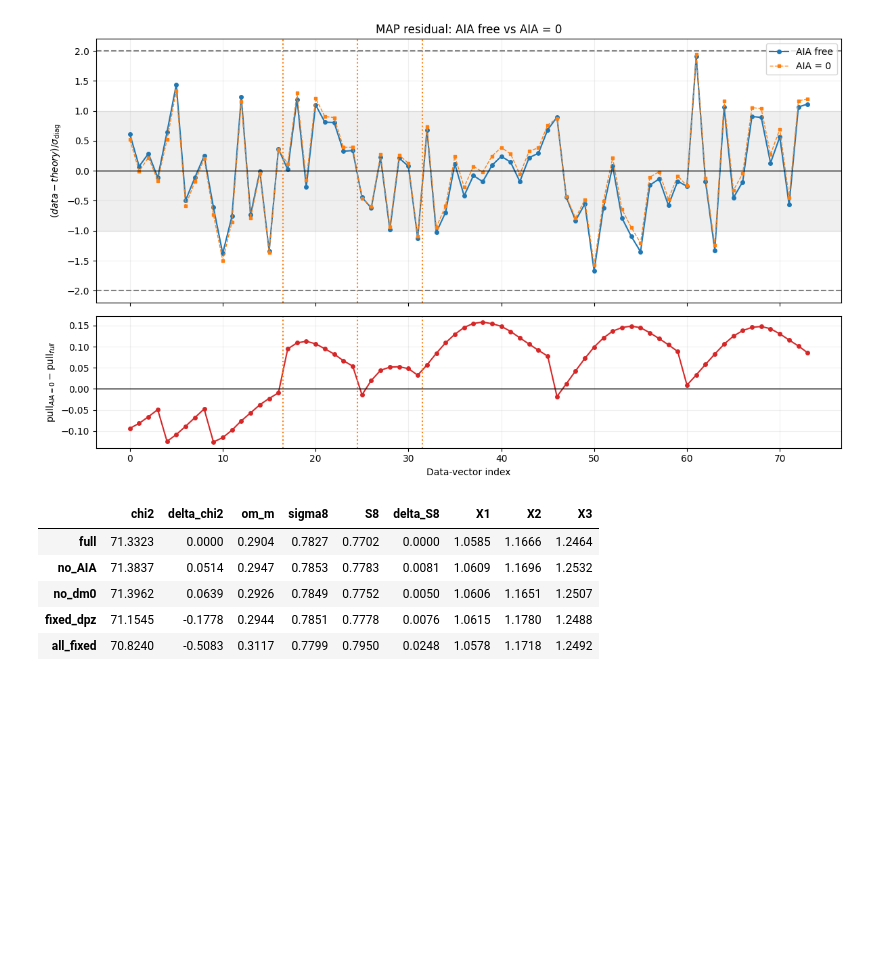
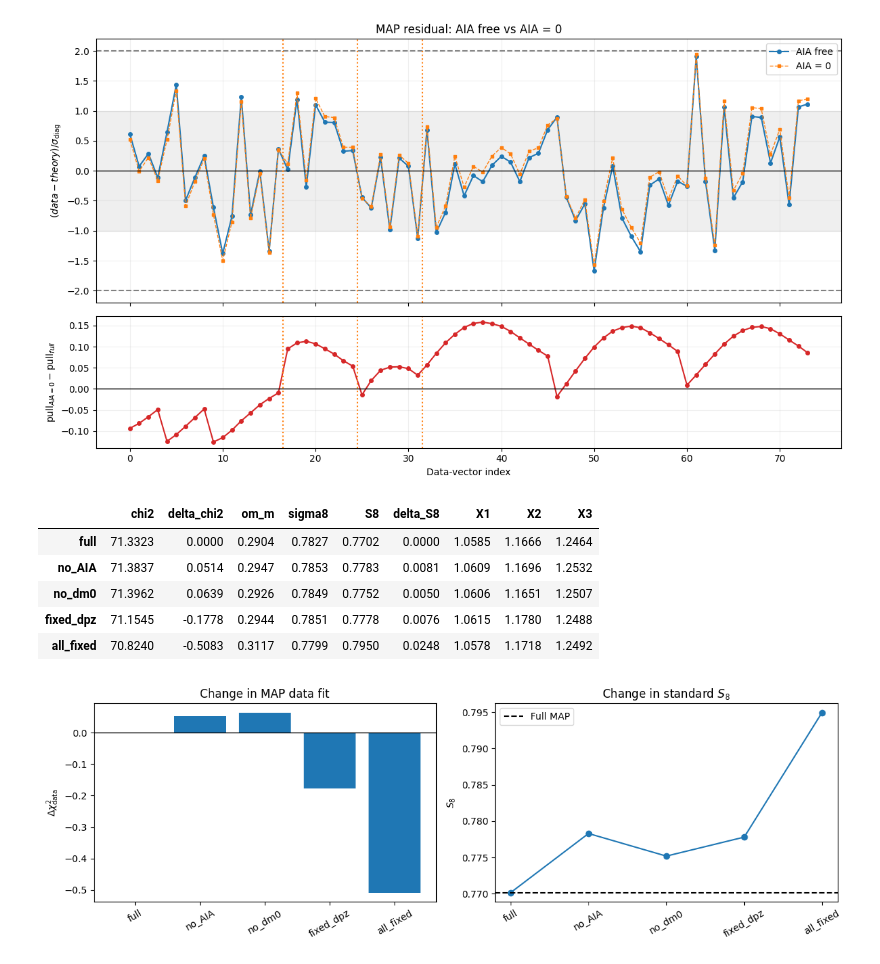
Before and after one commit to stone0624/cosmic_S8_project, a Jupyter notebook: notebooks/theory_vector_notebook_minimize_result.ipynb, the cells around one changed output. Drawn from its saved outputs; the diff is of its cells as text; code cells hidden in the pictures; blank space fills up the shorter version.

Commit message:
add Δχ2 plot

```diff
--- a/notebooks/theory_vector_notebook_minimize_result.ipynb
+++ b/notebooks/theory_vector_notebook_minimize_result.ipynb
@@ -822,3 +822,33 @@ display(comparison.round(4))
 | no_dm0 | 71.3962 | 0.0639 | 0.2926 | 0.7849 | 0.7752 | 0.0050 | 1.0606 | 1.1651 | 1.2507 |
 | fixed_dpz | 71.1545 | -0.1778 | 0.2944 | 0.7851 | 0.7778 | 0.0076 | 1.0615 | 1.1780 | 1.2488 |
 | all_fixed | 70.8240 | -0.5083 | 0.3117 | 0.7799 | 0.7950 | 0.0248 | 1.0578 | 1.1718 | 1.2492 |
+# %%
+fig, ax = plt.subplots(1, 2, figsize=(12, 4))
+
+# 左：資料 chi2 的變化
+ax[0].bar(comparison.index, comparison["delta_chi2"])
+ax[0].axhline(0, color="black", lw=1)
+ax[0].set_ylabel(r"$\Delta\chi^2_{\rm data}$")
+ax[0].set_title("Change in MAP data fit")
+ax[0].tick_params(axis="x", rotation=30)
+
+# 右：standard S8 的變化
+ax[1].plot(comparison.index, comparison["S8"], "o-")
+ax[1].axhline( comparison.loc["full", "S8"], color="black", ls="--", label="Full MAP")
+ax[1].set_ylabel(r"$S_8$")
+ax[1].set_title(r"Change in standard $S_8$")
+ax[1].tick_params(axis="x", rotation=30)
+ax[1].legend()
+
+plt.tight_layout()
+plt.show()
+
+'''
+Negative Δχ2 indicates that the MAP point of the corresponding fixed-parameter run has a slightly lower data χ2 than the full MAP point.
+Since the minimization targets the posterior rather than the likelihood alone, this does not imply that the fixed model is preferred.
+
+All changes satisfy |Δχ2|<1, indicating negligible differences in the MAP data-fit quality. However, the shift in S8,
+particularly when all nuisance parameters are fixed, suggests a possible joint nuisance-cosmology degeneracy that should be examined using the MCMC posterior.
+'''
+# %% [output]
+[figure, added]
```
